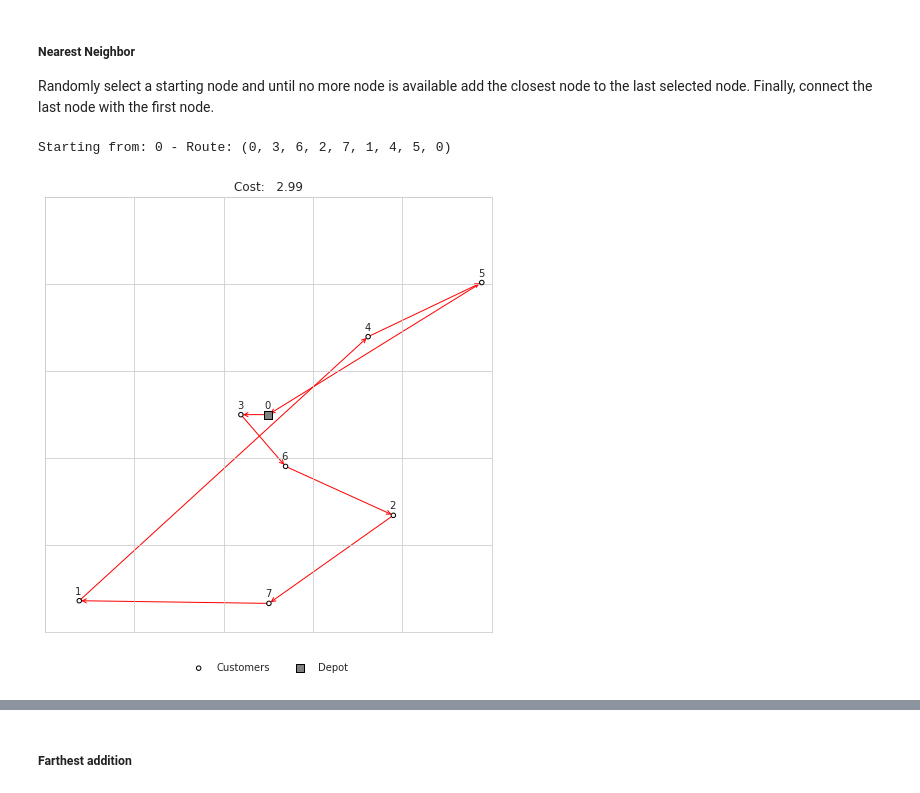
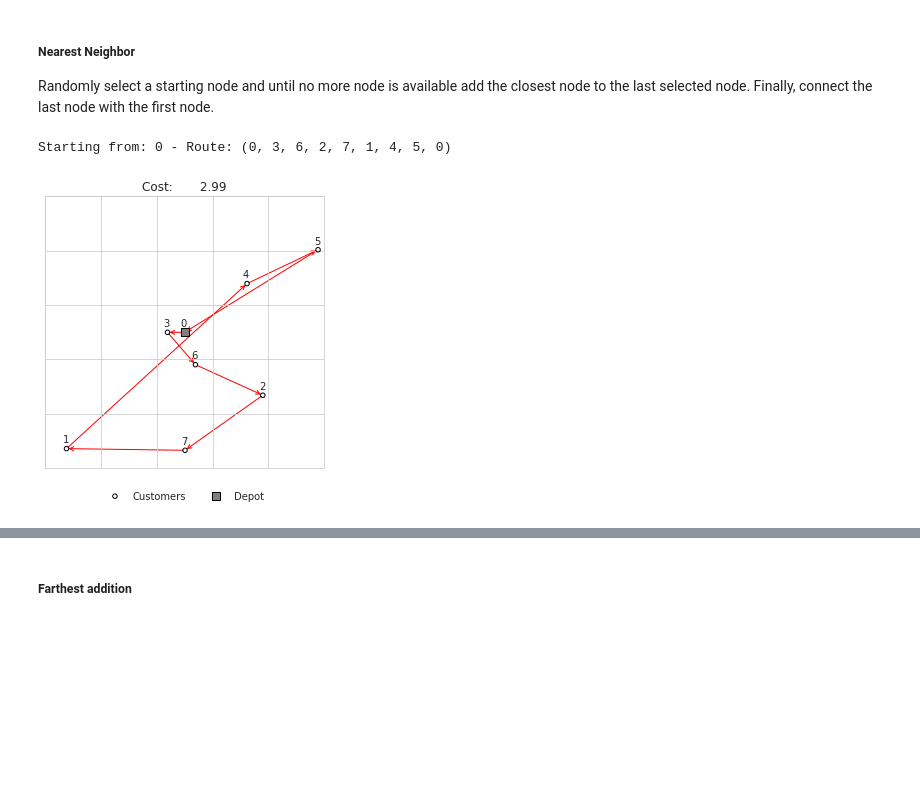
Before and after one commit to brenobeirigo/vrplot, a Jupyter notebook: introduction_to_heuristics.ipynb, the cells around one changed output, grey strips where cells are left out. Drawn from its saved outputs; the diff is of its cells as text; code cells hidden in the pictures; blank space fills up the shorter version.

```diff
--- a/introduction_to_heuristics.ipynb
+++ b/introduction_to_heuristics.ipynb
@@ -17,11 +21,11 @@ np.random.seed(7)
 ### Example 1: Random distribution
 # %%
 n_customers = 7
-figsize = (8, 8)
+figsize = (5, 5)
 
 coords = util.get_random_nodes(n_customers)
 nodes = list(range(len(coords)))
 depot, customer_nodes = nodes[0], nodes[1:]
 
-static.draw_nodes(coords, nodes)
+static.draw_nodes(coords, nodes, figsize=figsize)
 # %% [output]
@@ -77,11 +81,11 @@ Randomly select a starting node and until no more node is available add the clos
 # %%
 random_start = np.random.randint(len(nodes))
 nn_route = heuristic.get_route_nearest_neighborhood(customer_nodes, coords, start=random_start)
 print(f"Starting from: {random_start} - Route: {nn_route}")
-static.construct_route(nn_route, nodes, coords, figsize=figsize)
+_ = static.construct_route(nn_route, nodes, coords, figsize=figsize)
 # %% [output]
 Starting from: 0 - Route: (0, 3, 6, 2, 7, 1, 4, 5, 0)
-[figure, old version]
+[figure, new version]
 # %%
 animated.construct_route(nn_route, coords, nodes, figsize=figsize)
 # %% [output]
```
Also changed, not shown: parts of 48 cells of this notebook.
